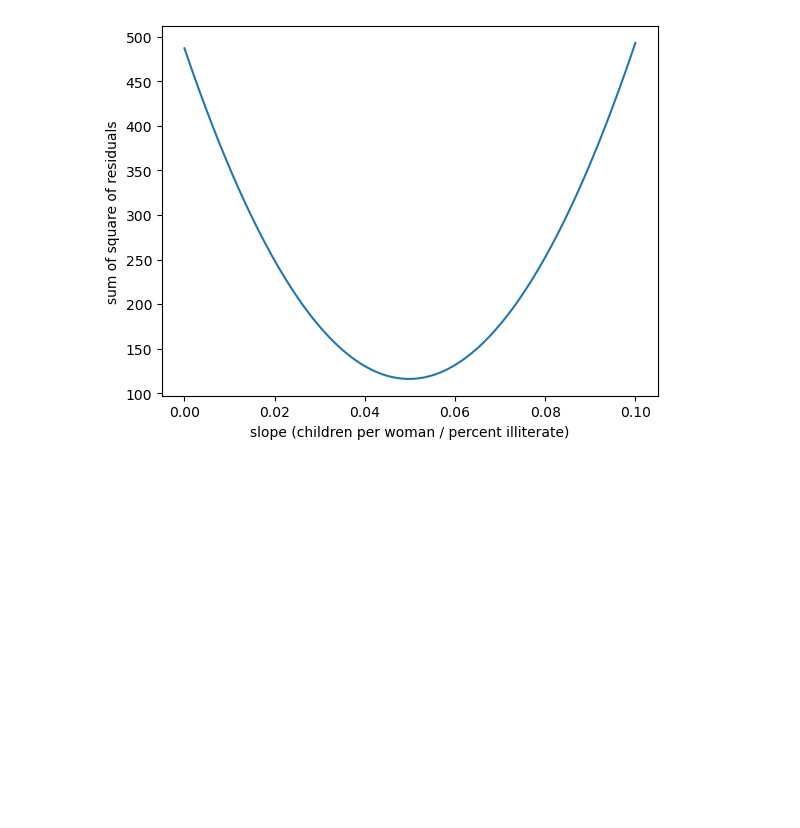
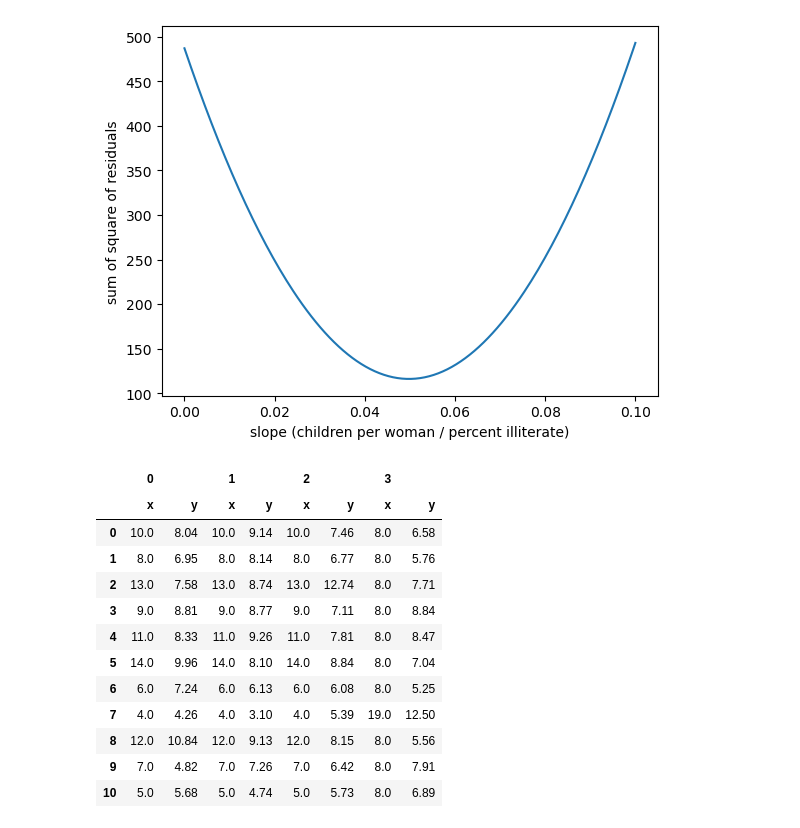
Before and after one commit to rpitchumani/datacamp, a Jupyter notebook: statistical-thinking-in-python-part-2/Chapter_2_Statistical_Thinking_in_Python_Part_2.ipynb, the cells around one changed output. Saved outputs shown, nothing was run; the diff lists cells and outputs as text; code cells hidden in the pictures; blank space fills up the shorter version.

```diff
--- a/statistical-thinking-in-python-part-2/Statistical_Thinking_in_Python_Part_2.ipynb
+++ b/statistical-thinking-in-python-part-2/Chapter_2_Statistical_Thinking_in_Python_Part_2.ipynb
@@ -236,3 +236,20 @@ plt.ylabel('sum of square of residuals')
 plt.show()
 # %% [output]
 [figure]
+# %%
+df_anscombe = pd.read_csv("anscombe.csv", header=[0, 1])
+df_anscombe
+# %% [output]
+|  | 0 |  | 1 |  | 2 |  | 3 |  |
+|  | x | y | x | y | x | y | x | y |
+| 0 | 10.0 | 8.04 | 10.0 | 9.14 | 10.0 | 7.46 | 8.0 | 6.58 |
+| 1 | 8.0 | 6.95 | 8.0 | 8.14 | 8.0 | 6.77 | 8.0 | 5.76 |
+| 2 | 13.0 | 7.58 | 13.0 | 8.74 | 13.0 | 12.74 | 8.0 | 7.71 |
+| 3 | 9.0 | 8.81 | 9.0 | 8.77 | 9.0 | 7.11 | 8.0 | 8.84 |
+| 4 | 11.0 | 8.33 | 11.0 | 9.26 | 11.0 | 7.81 | 8.0 | 8.47 |
+| 5 | 14.0 | 9.96 | 14.0 | 8.10 | 14.0 | 8.84 | 8.0 | 7.04 |
+| 6 | 6.0 | 7.24 | 6.0 | 6.13 | 6.0 | 6.08 | 8.0 | 5.25 |
+| 7 | 4.0 | 4.26 | 4.0 | 3.10 | 4.0 | 5.39 | 19.0 | 12.50 |
+| 8 | 12.0 | 10.84 | 12.0 | 9.13 | 12.0 | 8.15 | 8.0 | 5.56 |
+| 9 | 7.0 | 4.82 | 7.0 | 7.26 | 7.0 | 6.42 | 8.0 | 7.91 |
+| 10 | 5.0 | 5.68 | 5.0 | 4.74 | 5.0 | 5.73 | 8.0 | 6.89 |
```
Also changed, not shown: parts of 6 cells of this notebook, 1 other file.
